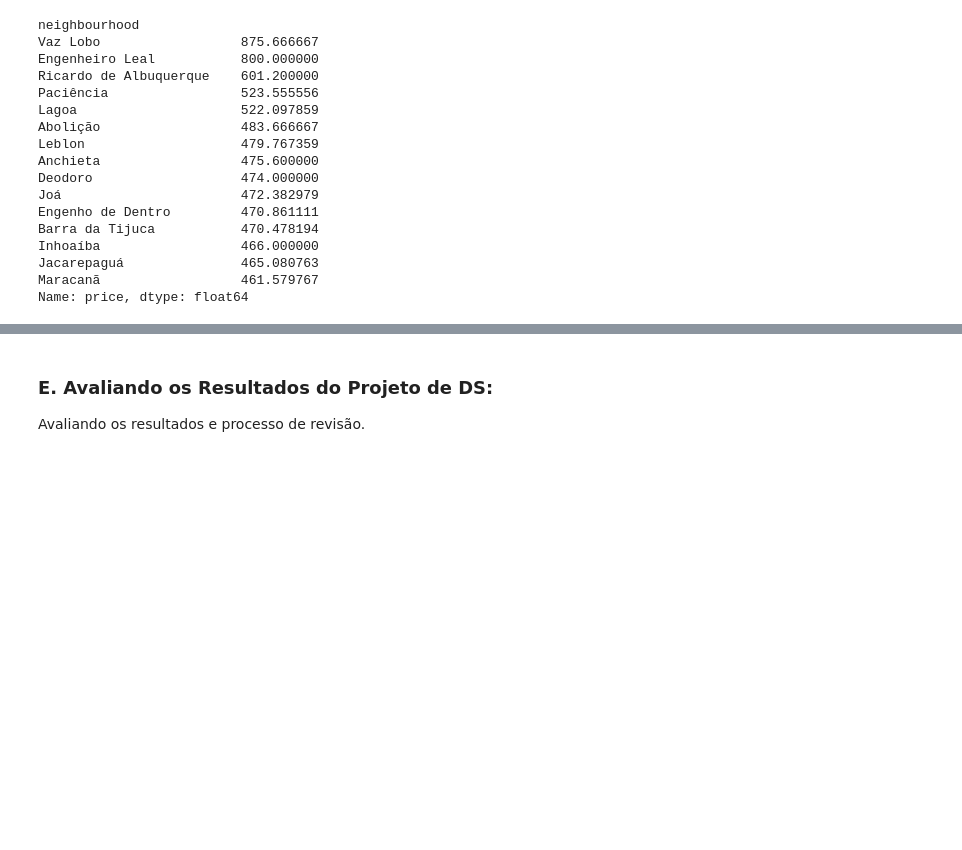
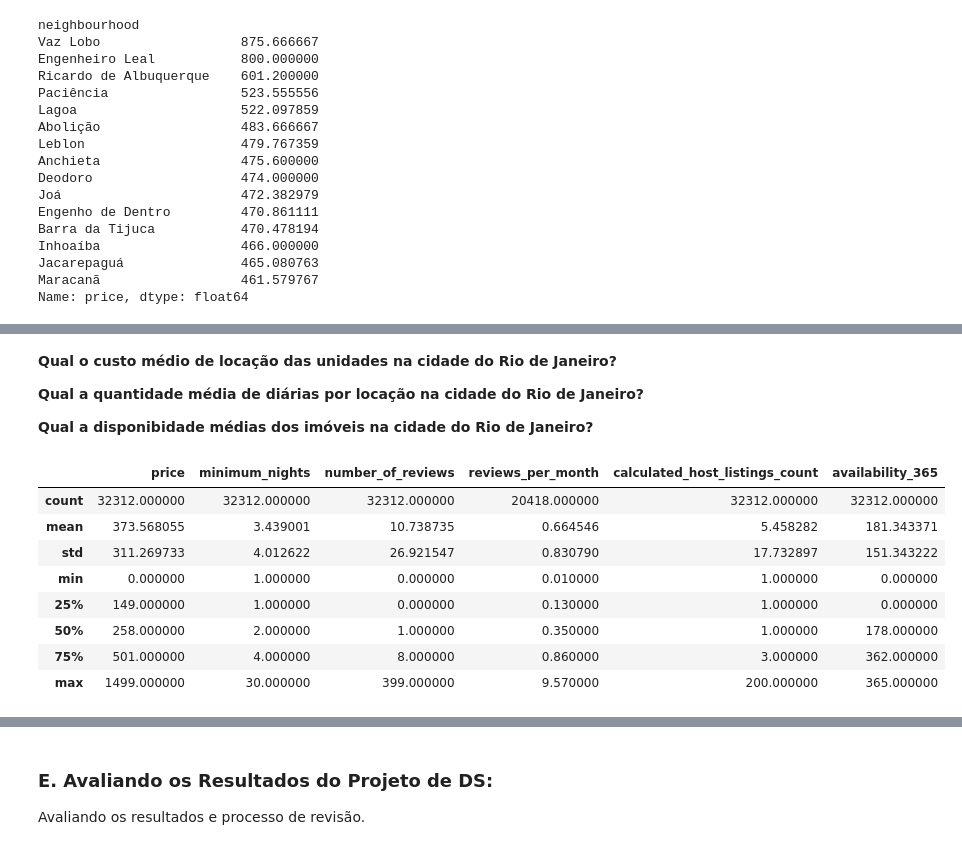
Before and after one commit to consultantleonardoferreira/Projetos-em-Data-Science, a Jupyter notebook: airbnb.ipynb, the cells around one changed output, grey strips where cells are left out. Drawn from its saved outputs; the diff is of its cells as text; code cells hidden in the pictures; blank space fills up the shorter version.

```diff
--- a/airbnb.ipynb
+++ b/airbnb.ipynb
@@ -388,0 +425,21 @@ Name: price, dtype: float64
+# %% [markdown]
+**Qual o custo médio de locação das unidades na cidade do Rio de Janeiro?**
+
+**Qual a quantidade média de diárias por locação na cidade do Rio de Janeiro?**
+
+**Qual a disponibidade médias dos imóveis na cidade do Rio de Janeiro?**
+# %%
+# Calculando as estatisticas descritivas do dataset df_clean com a retirada dos outliers.
+
+df_clean[['price', 'minimum_nights', 'number_of_reviews', 'reviews_per_month',
+    'calculated_host_listings_count', 'availability_365']].describe()
+# %% [output]
+|  | price | minimum_nights | number_of_reviews | reviews_per_month | calculated_host_listings_count | availability_365 |
+| count | 32312.000000 | 32312.000000 | 32312.000000 | 20418.000000 | 32312.000000 | 32312.000000 |
+| mean | 373.568055 | 3.439001 | 10.738735 | 0.664546 | 5.458282 | 181.343371 |
+| std | 311.269733 | 4.012622 | 26.921547 | 0.830790 | 17.732897 | 151.343222 |
+| min | 0.000000 | 1.000000 | 0.000000 | 0.010000 | 1.000000 | 0.000000 |
+| 25% | 149.000000 | 1.000000 | 0.000000 | 0.130000 | 1.000000 | 0.000000 |
+| 50% | 258.000000 | 2.000000 | 1.000000 | 0.350000 | 1.000000 | 178.000000 |
+| 75% | 501.000000 | 4.000000 | 8.000000 | 0.860000 | 3.000000 | 362.000000 |
+| max | 1499.000000 | 30.000000 | 399.000000 | 9.570000 | 200.000000 | 365.000000 |
```
Also changed, not shown: parts of 13 cells of this notebook.
